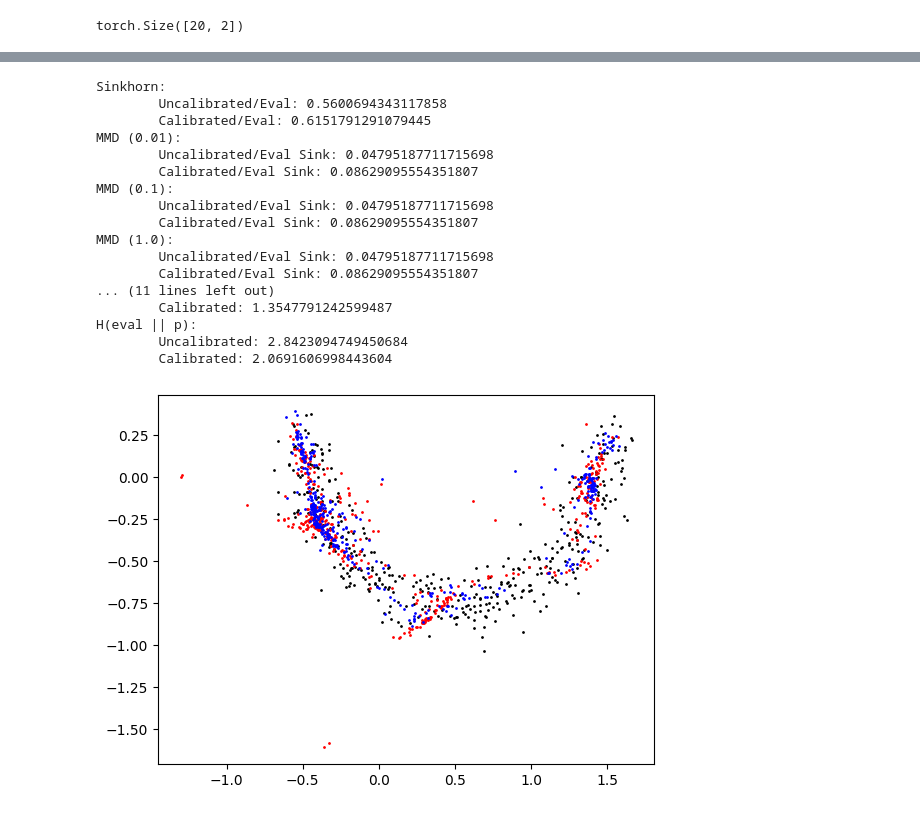
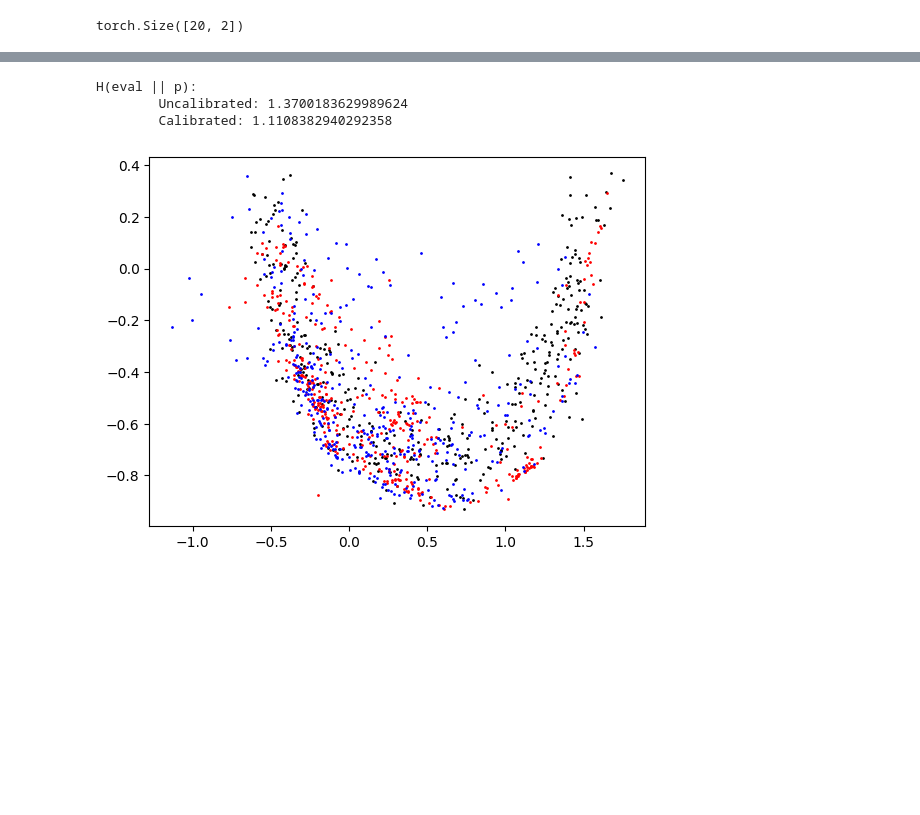
Before and after one commit to dawsonc/BayesAir, a Jupyter notebook: scripts/notebooks/flow_test cal.ipynb, the cells around one changed output, grey strips where cells are left out. Cells and saved outputs as stored; diff of their text form; code cells hidden in the pictures; blank space fills up the shorter version.

```diff
--- a/scripts/notebooks/flow_test cal.ipynb
+++ b/scripts/notebooks/flow_test cal.ipynb
@@ -274,82 +258,27 @@ plt.savefig('images/two_moons_nsf_calibrated.png', dpi=300)
 # %%
 eval_samples, eval_labels = two_moons(20000)
 eval_samples = eval_samples[eval_labels == 1]
 
-uncalibrated_samples = flow_nsf_beta_failure().sample((eval_samples.shape[0],))
+uncalibrated_samples = flow_nsf_beta_failure(torch.ones(5)).sample((eval_samples.shape[0],))
 calibrated_samples = flow_nsf_beta_calibrated_failure(mixture_label).sample((eval_samples.shape[0],))
 
 plt.scatter(*eval_samples.T, s=1, c="k", label="True")
 plt.scatter(*uncalibrated_samples.T, s=1, c="r", label="Uncalibrated")
 plt.scatter(*calibrated_samples.T, s=1, c="b", label="Calibrated")
 
-print("Sinkhorn:")
-print(f"\tUncalibrated/Eval: {sinkhorn(uncalibrated_samples, eval_samples)}")
-print(f"\tCalibrated/Eval: {sinkhorn(calibrated_samples, eval_samples)}")
-
-for x in [0.01, 0.1, 1.0, 10.0]:
-    loss = MMDLoss(RBF(n_kernels=1, mul_factor=x))
-    print(f"MMD ({x}):")
-    print(f"\tUncalibrated/Eval Sink: {loss(uncalibrated_samples, eval_samples)}")
-    print(f"\tCalibrated/Eval Sink: {loss(calibrated_samples, eval_samples)}")
-
-print("MMD simple:")
-print(f"\tUncalibrated/Eval: {simple_mmd(uncalibrated_samples, eval_samples)}")
-print(f"\tCalibrated/Eval: {simple_mmd(calibrated_samples, eval_samples)}")
-
-samples = flow_failure_eval().sample((1_000,))
-kl_eval_uncalibrated = (
-    flow_failure_eval().log_prob(eval_samples)
-    - flow_nsf_beta_failure().log_prob(eval_samples)
-).mean()
-kl_eval_calibrated = (
-    flow_failure_eval().log_prob(eval_samples)
-    - flow_nsf_beta_calibrated_failure(mixture_label).log_prob(eval_samples)
-).mean()
-print("KL(eval || p):")
-print(f"\tUncalibrated: {kl_eval_uncalibrated}")
-print(f"\tCalibrated: {kl_eval_calibrated}")
-
-samples = flow_nsf_beta_failure().sample((1_000,))
-kl_uncalibrated_eval = (
-    flow_nsf_beta_failure().log_prob(samples)
-    - flow_failure_eval().log_prob(samples)
-).mean()
-samples = flow_nsf_beta_calibrated_failure(mixture_label).sample((1_000,))
-kl_calibrated_eval = (
-    flow_nsf_beta_calibrated_failure(mixture_label).log_prob(samples)
-    - flow_failure_eval().log_prob(samples)
-).mean()
-print("KL(p || eval):")
-print(f"\tUncalibrated: {kl_uncalibrated_eval}")
-print(f"\tCalibrated: {kl_calibrated_eval}")
-
 ce_eval_uncalibrated = -(
-    flow_nsf_beta_failure().log_prob(eval_samples)
+    flow_nsf_beta_failure(torch.ones(5)).log_prob(eval_samples)
 ).mean()
 ce_eval_calibrated = -(
     flow_nsf_beta_calibrated_failure(mixture_label).log_prob(eval_samples)
 ).mean()
 print("H(eval || p):")
 print(f"\tUncalibrated: {ce_eval_uncalibrated}")
 print(f"\tCalibrated: {ce_eval_calibrated}")
 # %% [output]
-Sinkhorn:
-        Uncalibrated/Eval: 0.5600694343117858
-        Calibrated/Eval: 0.6151791291079445
-MMD (0.01):
-        Uncalibrated/Eval Sink: 0.04795187711715698
-        Calibrated/Eval Sink: 0.08629095554351807
-MMD (0.1):
-        Uncalibrated/Eval Sink: 0.04795187711715698
-        Calibrated/Eval Sink: 0.08629095554351807
-MMD (1.0):
-        Uncalibrated/Eval Sink: 0.04795187711715698
-        Calibrated/Eval Sink: 0.08629095554351807
-... (11 lines left out)
-        Calibrated: 1.3547791242599487
 H(eval || p):
-        Uncalibrated: 2.8423094749450684
-        Calibrated: 2.0691606998443604
+        Uncalibrated: 1.3700183629989624
+        Calibrated: 1.1108382940292358
-[figure, old version]
+[figure, new version]
 # %%
 with torch.no_grad():
```
Also changed, not shown: parts of 8 cells of this notebook, 4 other files.
